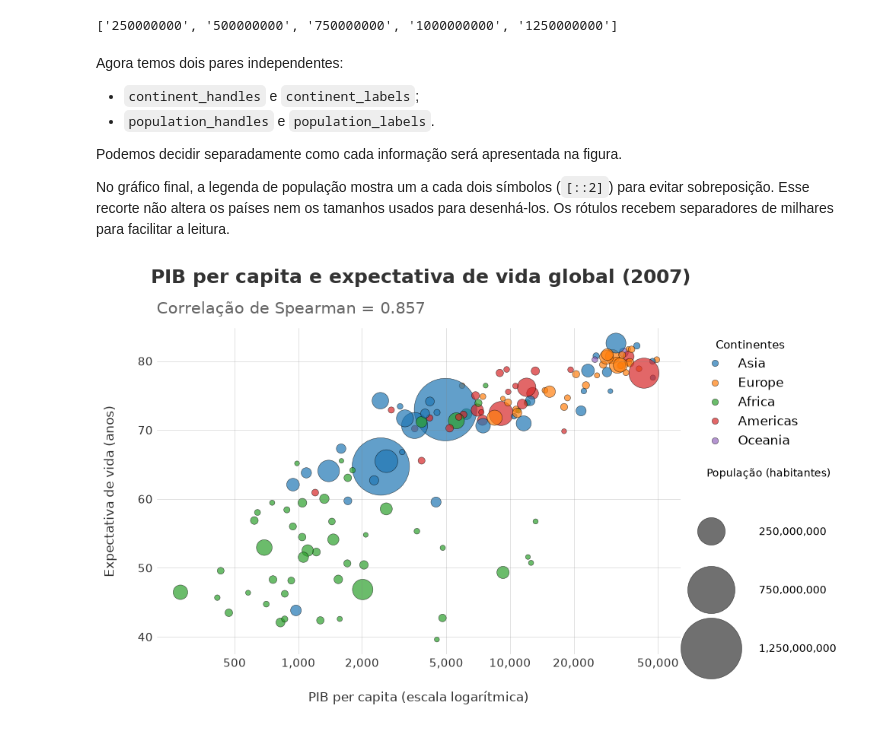
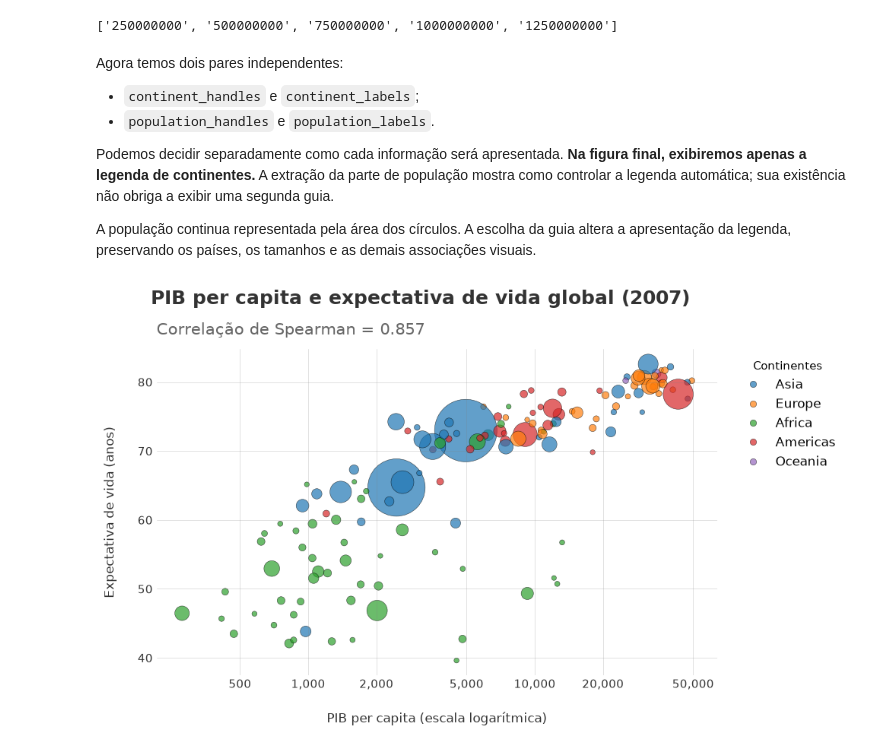
Before and after one commit to jhlopesalves/eda_humanidades, a Jupyter notebook: encontro_8/enc_8-parte2.ipynb, the cells around one changed output. Drawn from its saved outputs; the diff is of its cells as text; code cells hidden in the pictures.

Commit message:
ENH: Revisão pedagógica do Encontro 8, parte 2

```diff
--- a/encontro_8/enc_8-parte2.ipynb
+++ b/encontro_8/enc_8-parte2.ipynb
@@ -753,16 +816,18 @@ Agora temos dois pares independentes:
 - `continent_handles` e `continent_labels`;
 - `population_handles` e `population_labels`.
 
-Podemos decidir separadamente como cada informação será apresentada na figura.
+Podemos decidir separadamente como cada informação será apresentada. **Na
+figura final, exibiremos apenas a legenda de continentes.** A extração da parte
+de população mostra como controlar a legenda automática; sua existência não
+obriga a exibir uma segunda guia.
 
-No gráfico final, a legenda de população mostra um a cada dois símbolos
-(`[::2]`) para evitar sobreposição. Esse recorte não altera os países
-nem os tamanhos usados para desenhá-los. Os rótulos recebem separadores
-de milhares para facilitar a leitura.
+A população continua representada pela área dos círculos. A escolha da guia
+altera a apresentação da legenda, preservando os países, os tamanhos e as
+demais associações visuais.
 # %%
 #| label: fig-gapminder-final
-#| fig-cap: "PIB per capita e expectativa de vida em 2007, com legendas separadas."
-#| fig-alt: "Cada ponto representa um país. A posição indica PIB per capita e expectativa de vida, a cor indica continente e a área indica população; legendas separadas identificam cor e tamanho. Spearman é aproximadamente 0,857."
+#| fig-cap: "PIB per capita e expectativa de vida em 2007; cor representa continente e área dos pontos representa população."
+#| fig-alt: "Países observados em 2007: PIB per capita no eixo horizontal logarítmico e expectativa de vida no vertical. Cor identifica continente e área dos círculos varia com população. A única legenda exibida identifica continentes. Spearman é aproximadamente 0,857."
 #| code-fold: true
 #| code-summary: "Mostrar a construção completa do gráfico"
 
@@ -861,55 +926,35 @@ population_title_index = labels.index("pop")
 continent_handles = handles[
     1:population_title_index
 ]
 
 continent_labels = labels[
     1:population_title_index
 ]
 
-continent_legend = ax.legend(
+ax.legend(
     handles=continent_handles,
     labels=continent_labels,
     title="Continentes",
     bbox_to_anchor=(1.02, 1),
     loc="upper left",
     frameon=False,
     title_fontsize=11,
     fontsize=12,
 )
 
-ax.add_artist(continent_legend)
-
-population_handles = handles[population_title_index + 1:]
-population_labels = labels[population_title_index + 1:]
-
-population_legend_labels = []
-for label in population_labels[::2]:
-    population_legend_labels.append(f"{int(label):,}")
-
-ax.legend(
-    handles=population_handles[::2],
-    labels=population_legend_labels,
-    title="População (habitantes)",
-    bbox_to_anchor=(1.02, 0.60),
-    loc="upper left",
-    frameon=False,
-    labelspacing=4.5,
-    handletextpad=3.5,
-    fontsize=10,
-)
 
 sns.despine(
     ax=ax,
     top=True,
     left=True,
     bottom=True,
     offset=15,
 )
 
 plt.tight_layout()
 plt.show()
 # %% [output]
-[figure, old version]
+[figure, new version]
 # %% [markdown]
 ## Síntese
 
```
Also changed, not shown: parts of 30 cells of this notebook, 1 other file.
